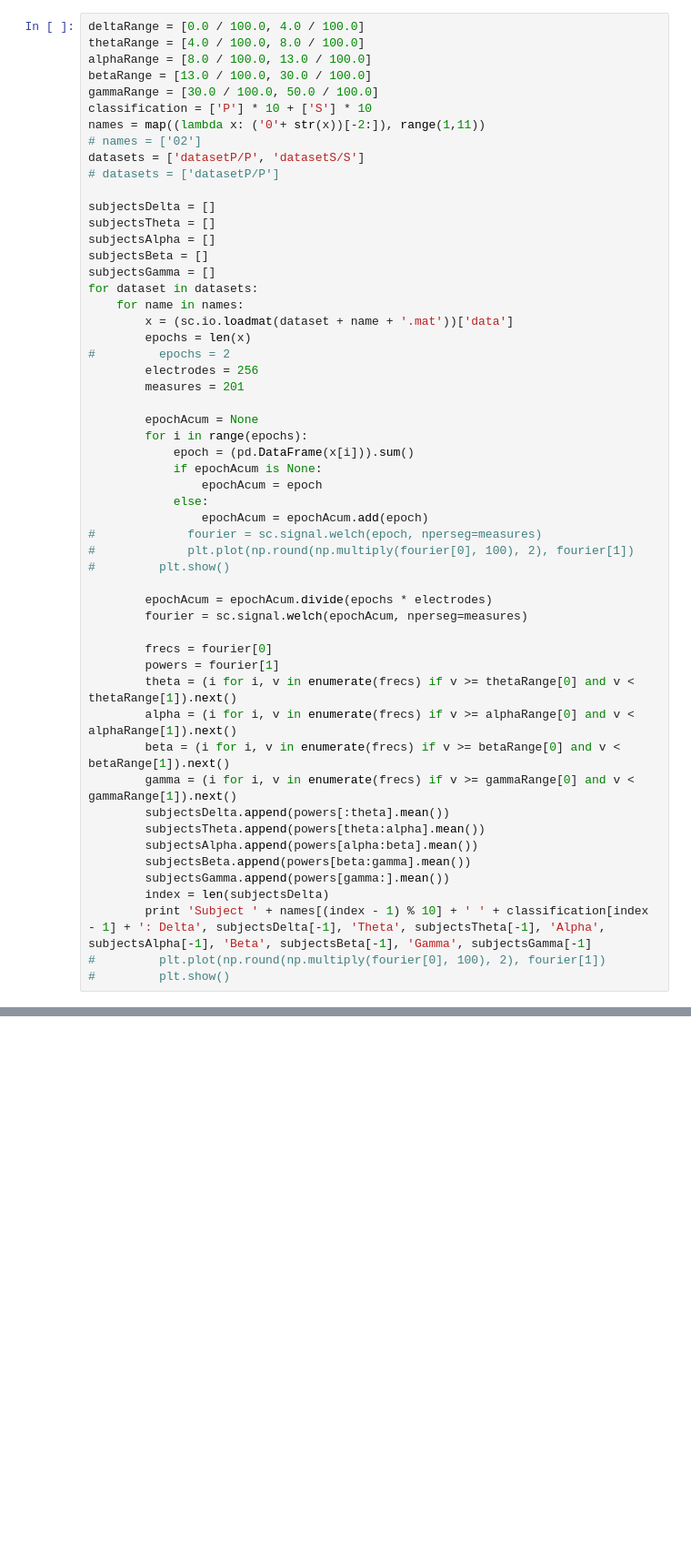
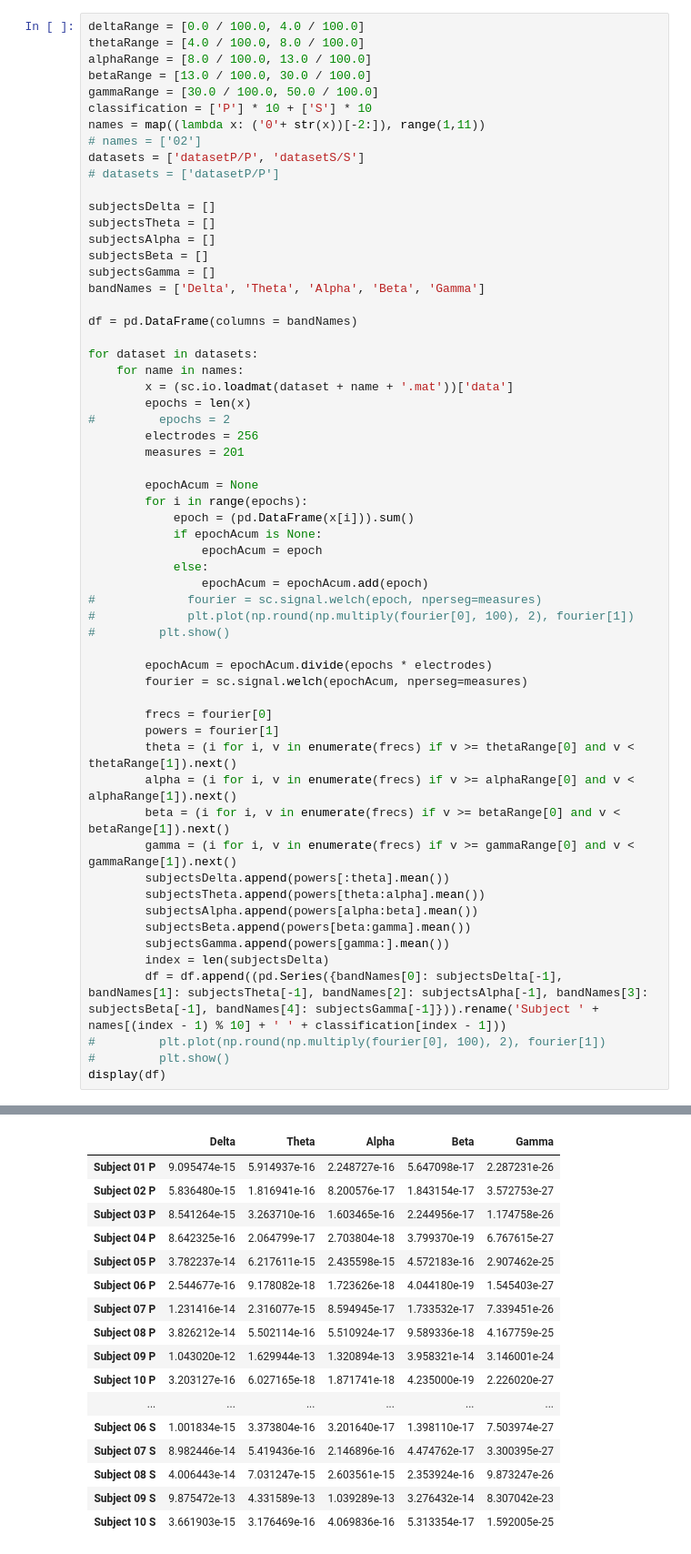
Before and after one commit to santiago-mb/data-science, a Jupyter notebook: wip/tp2/tp2.ipynb, the cells around one changed output, grey strips where cells are left out. Shown at 91% size. Drawn from its saved outputs; the diff is of its cells as text; blank space fills up the shorter version.

```diff
--- a/wip/tp2/tp2.ipynb
+++ b/wip/tp2/tp2.ipynb
@@ -46,6 +46,10 @@ subjectsTheta = []
 subjectsAlpha = []
 subjectsBeta = []
 subjectsGamma = []
+bandNames = ['Delta', 'Theta', 'Alpha', 'Beta', 'Gamma']
+
+df = pd.DataFrame(columns = bandNames)
+
 for dataset in datasets:
     for name in names:
         x = (sc.io.loadmat(dataset + name + '.mat'))['data']
@@ -80,7 +84,8 @@ for dataset in datasets:
         subjectsBeta.append(powers[beta:gamma].mean())
         subjectsGamma.append(powers[gamma:].mean())
         index = len(subjectsDelta)
-        print 'Subject ' + names[(index - 1) % 10] + ' ' + classification[index - 1] + ': Delta', subjectsDelta[-1], 'Theta', subjectsTheta[-1], 'Alpha', subjectsAlpha[-1], 'Beta', subjectsBeta[-1], 'Gamma', subjectsGamma[-1]
+        df = df.append((pd.Series({bandNames[0]: subjectsDelta[-1], bandNames[1]: subjectsTheta[-1], bandNames[2]: subjectsAlpha[-1], bandNames[3]: subjectsBeta[-1], bandNames[4]: subjectsGamma[-1]})).rename('Subject ' + names[(index - 1) % 10] + ' ' + classification[index - 1]))
 #         plt.plot(np.round(np.multiply(fourier[0], 100), 2), fourier[1])
 #         plt.show()
+display(df)
 # %% [output]
@@ -107,2 +92,19 @@ Subject 10 S: Delta 3.66190307779e-15 Theta 3.17646912965e-16 Alpha 4.0698355529
+|  | Delta | Theta | Alpha | Beta | Gamma |
+| Subject 01 P | 9.095474e-15 | 5.914937e-16 | 2.248727e-16 | 5.647098e-17 | 2.287231e-26 |
+| Subject 02 P | 5.836480e-15 | 1.816941e-16 | 8.200576e-17 | 1.843154e-17 | 3.572753e-27 |
+| Subject 03 P | 8.541264e-15 | 3.263710e-16 | 1.603465e-16 | 2.244956e-17 | 1.174758e-26 |
+| Subject 04 P | 8.642325e-16 | 2.064799e-17 | 2.703804e-18 | 3.799370e-19 | 6.767615e-27 |
+| Subject 05 P | 3.782237e-14 | 6.217611e-15 | 2.435598e-15 | 4.572183e-16 | 2.907462e-25 |
+| Subject 06 P | 2.544677e-16 | 9.178082e-18 | 1.723626e-18 | 4.044180e-19 | 1.545403e-27 |
+| Subject 07 P | 1.231416e-14 | 2.316077e-15 | 8.594945e-17 | 1.733532e-17 | 7.339451e-26 |
+| Subject 08 P | 3.826212e-14 | 5.502114e-16 | 5.510924e-17 | 9.589336e-18 | 4.167759e-25 |
+| Subject 09 P | 1.043020e-12 | 1.629944e-13 | 1.320894e-13 | 3.958321e-14 | 3.146001e-24 |
+| Subject 10 P | 3.203127e-16 | 6.027165e-18 | 1.871741e-18 | 4.235000e-19 | 2.226020e-27 |
+| ... | ... | ... | ... | ... | ... |
+| Subject 06 S | 1.001834e-15 | 3.373804e-16 | 3.201640e-17 | 1.398110e-17 | 7.503974e-27 |
+| Subject 07 S | 8.982446e-14 | 5.419436e-16 | 2.146896e-16 | 4.474762e-17 | 3.300395e-27 |
+| Subject 08 S | 4.006443e-14 | 7.031247e-15 | 2.603561e-15 | 2.353924e-16 | 9.873247e-26 |
+| Subject 09 S | 9.875472e-13 | 4.331589e-13 | 1.039289e-13 | 3.276432e-14 | 8.307042e-23 |
+| Subject 10 S | 3.661903e-15 | 3.176469e-16 | 4.069836e-16 | 5.313354e-17 | 1.592005e-25 |
 # %%
 df = pd.DataFrame({'P': subjectsAlpha[:10], 'S': subjectsAlpha[10:]})
```
Also changed, not shown: parts of 6 cells of this notebook.
